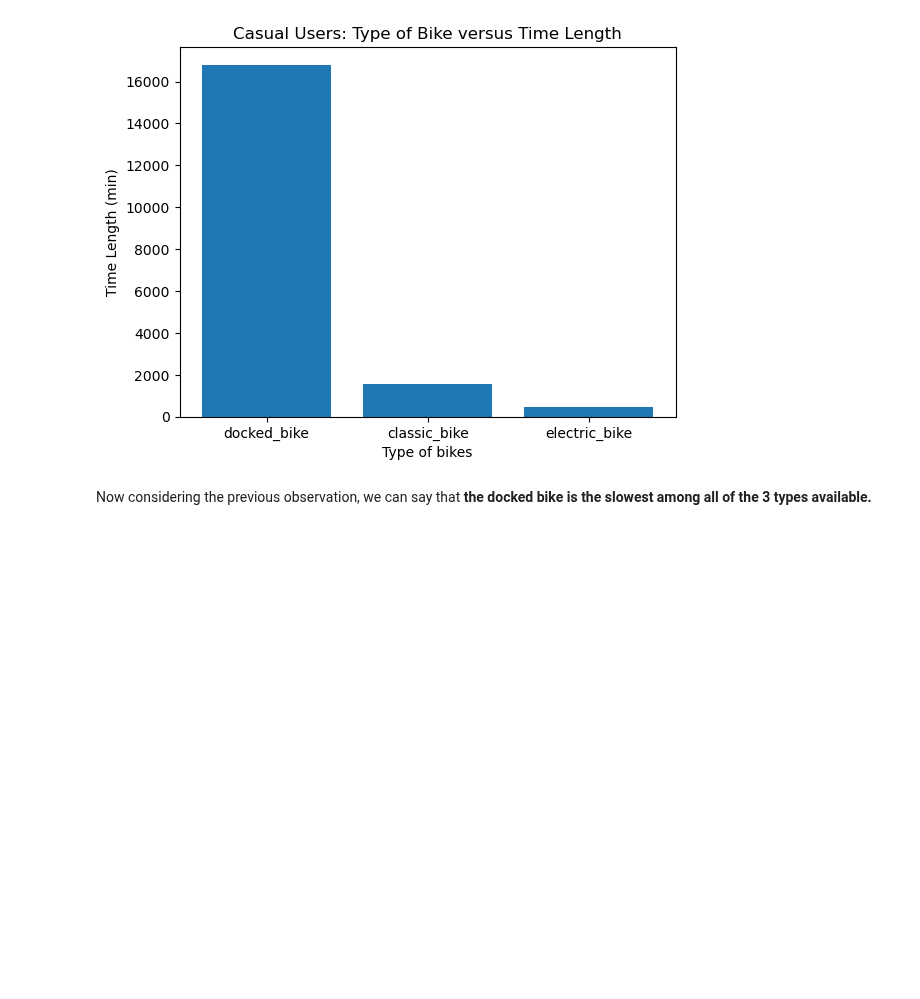
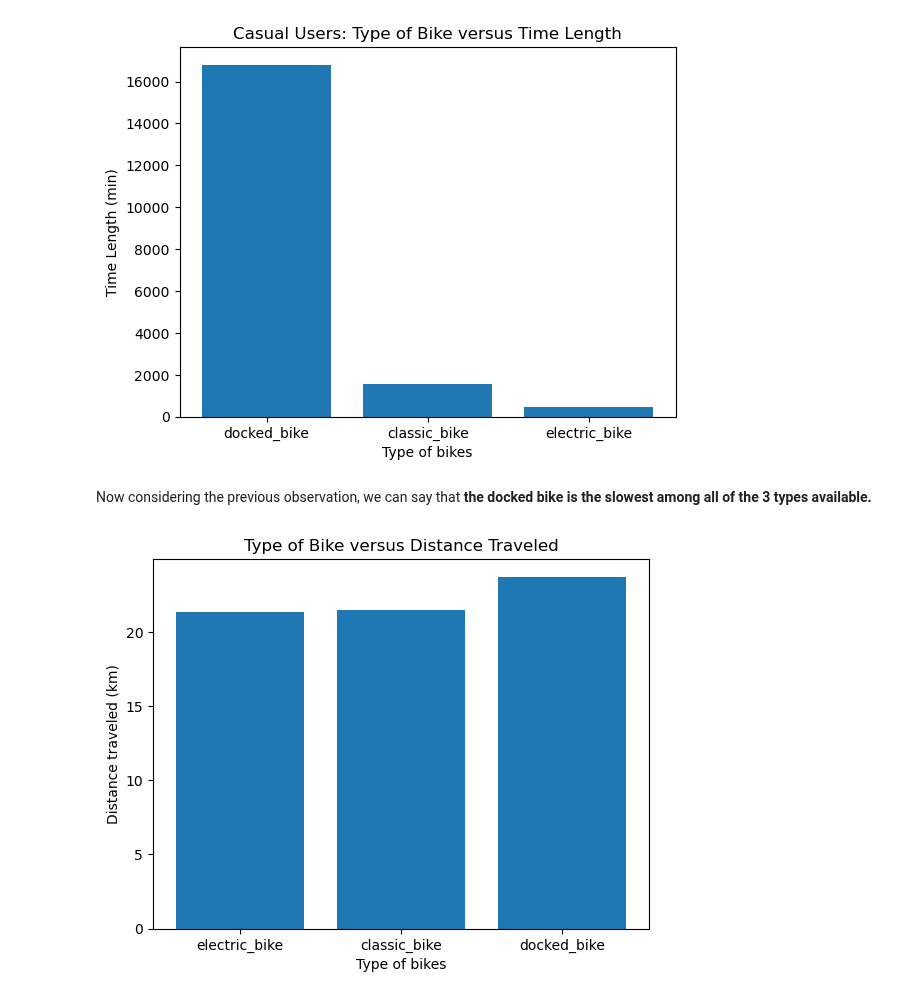
Before and after one commit to Lau397/Case_Study_Bike-Share, a Jupyter notebook: DA_Cyclistic.ipynb, the cells around one changed output. Saved outputs shown, nothing was run; the diff lists cells and outputs as text; code cells hidden in the pictures; blank space fills up the shorter version.

```diff
--- a/DA_Cyclistic.ipynb
+++ b/DA_Cyclistic.ipynb
@@ -835,6 +835,16 @@ plt.show()
 [figure]
 # %% [markdown]
 Now considering the previous observation, we can say that **the docked bike is the slowest among all of the 3 types available.**
+# %%
+# Checking the distance traveled for each bike
+
+plt.bar(x = df_bikes["rideable_type"], height=df_bikes["distance (km)"])
+plt.title("Type of Bike versus Distance Traveled")
+plt.xlabel("Type of bikes")
+plt.ylabel("Distance traveled (km)")
+plt.show()
+# %% [output]
+[figure, added]
 # %%
 # Evaluating the distance traveled for users
 
```
Also changed, not shown: parts of 13 cells of this notebook, 2 other files.
